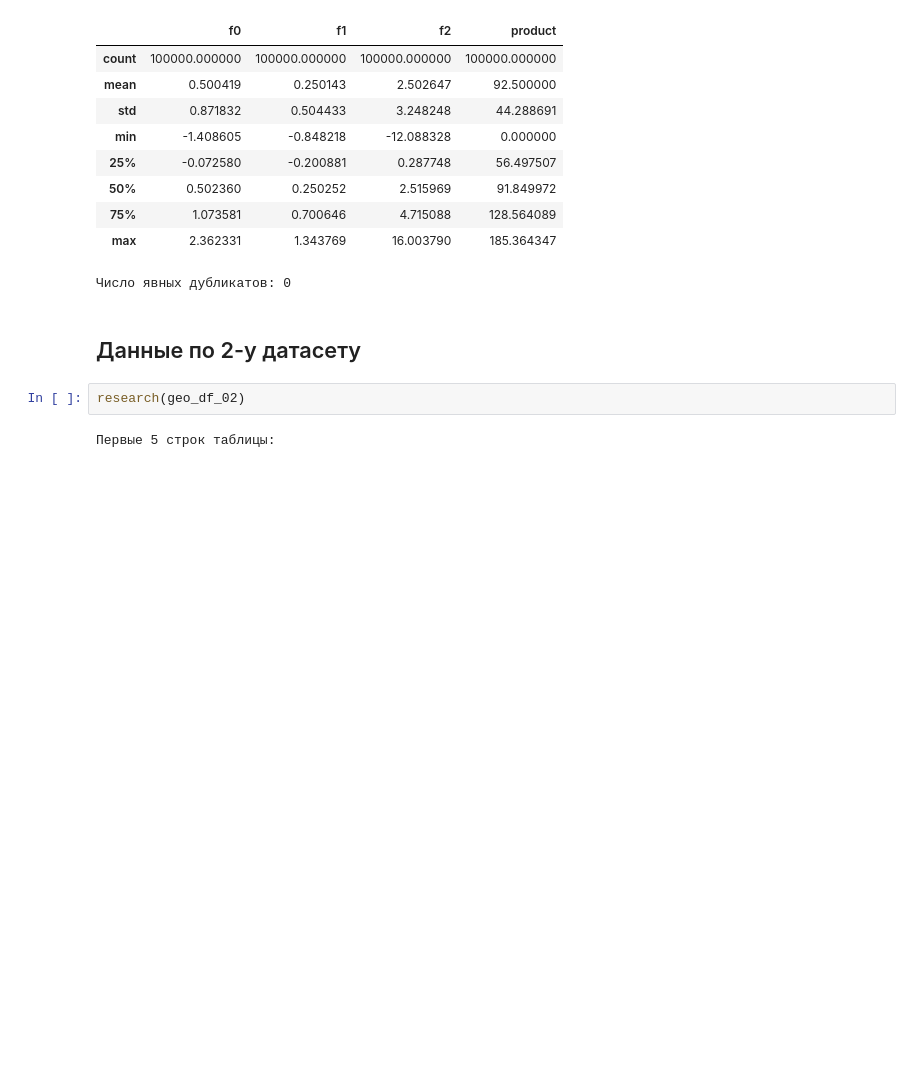
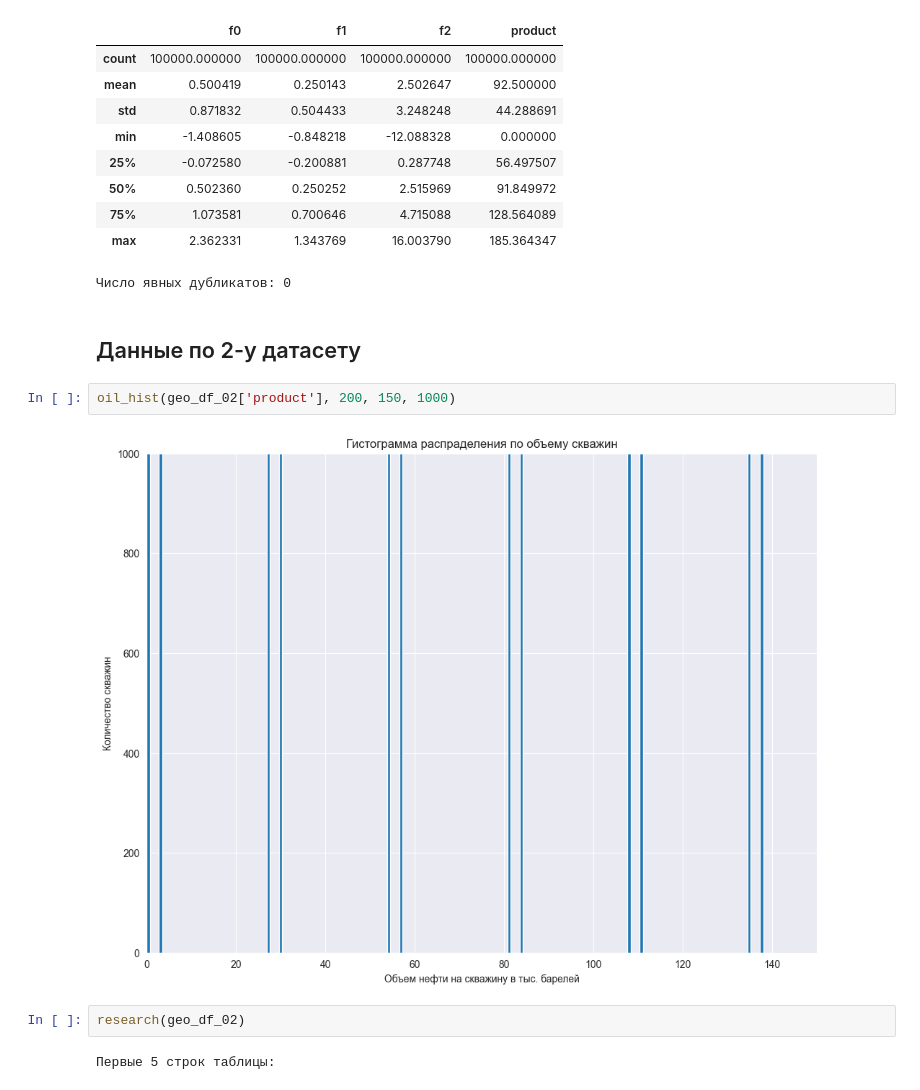
Before and after one commit to VladislavShvetsov/yandex_praktikum, a Jupyter notebook: oil.ipynb, the cells around one changed output. Saved outputs shown, nothing was run; the diff lists cells and outputs as text; blank space fills up the shorter version.

```diff
--- a/oil.ipynb
+++ b/oil.ipynb
@@ -204,6 +223,10 @@ research(geo_df_01)
 Число явных дубликатов: 0
 # %% [markdown]
 ## Данные по 2-у датасету
+# %%
+oil_hist(geo_df_02['product'], 200, 150, 1000)
+# %% [output]
+[figure, added]
 # %%
 research(geo_df_02)
 # %% [output]
```
Also changed, not shown: parts of 8 cells of this notebook.
